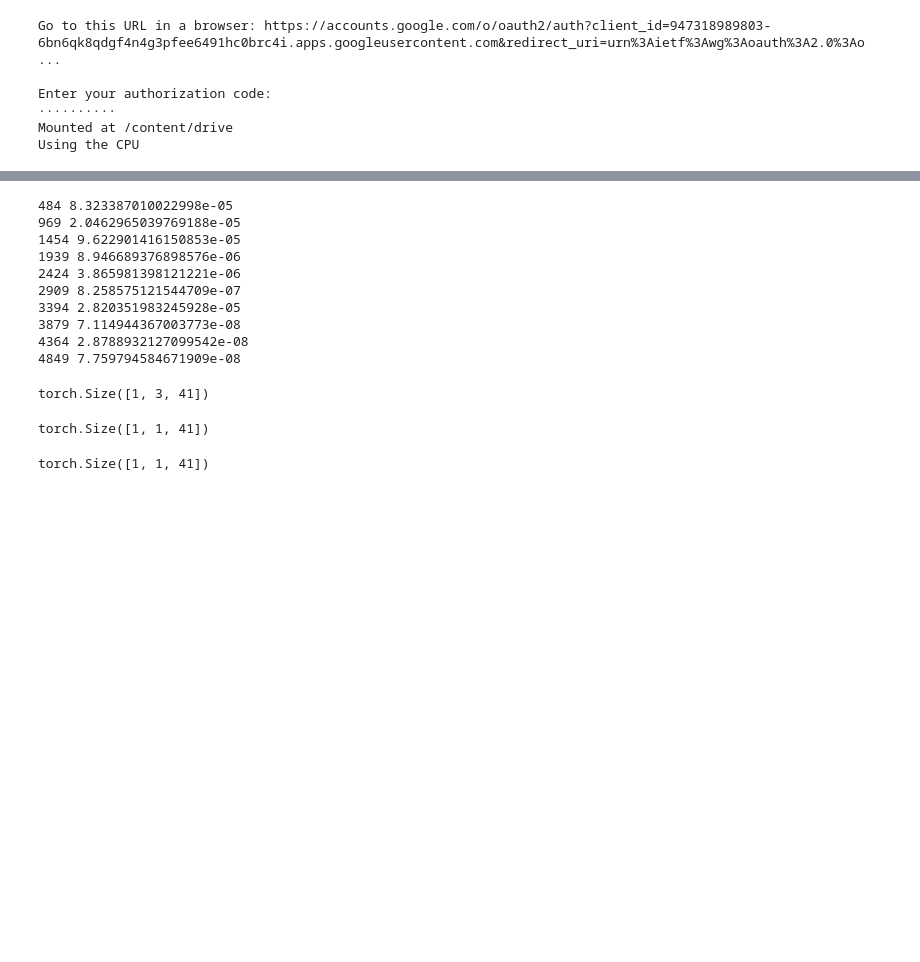
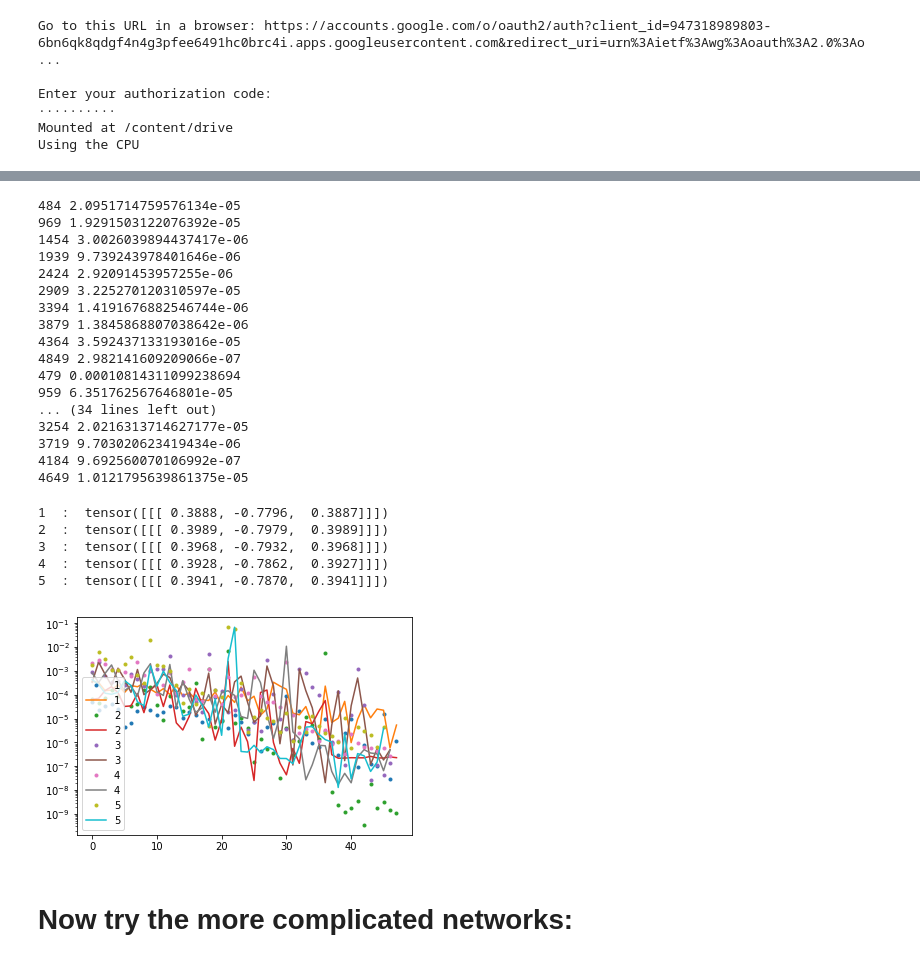
Before and after one commit to afqueiruga/nn_1d_pde, a Jupyter notebook: train_multistep.ipynb, the cells around one changed output, grey strips where cells are left out. Saved outputs shown, nothing was run; the diff lists cells and outputs as text; code cells hidden in the pictures; blank space fills up the shorter version.

Commit message:
Stashing these notebooks

```diff
--- a/train_multistep.ipynb
+++ b/train_multistep.ipynb
@@ -50,13 +50,18 @@ def train_it(dataset, model,
 
     for e in range(Niter):
         xx,yy = get_batch(Nbatch, dataset, Nfuture=Nfuture)
+        # We iterate multiple times:
         y_pred = model(xx)+xx
         L = loss(y_pred,yy[:,(0,),:])
-        h = y_pred
-        #for i in range(Nfuture-1):
+        for i in range(1,Nfuture):
+            h = y_pred
+            y_pred = model(h)+h
+            L += loss(y_pred, yy[:,(i,),:])
+        # Optimize:
         optimizer.zero_grad()
         L.backward()
         optimizer.step()
+        # Make stats:
         if e%Nprint == Nprint-1:
             print(e,L.item())
         if e%Nsave == Nsave-1:
@@ -69,17 +76,29 @@ def train_it(dataset, model,
 # %%
 name = "PureStencil"
 model_cls = models[name]
-for nf in [1,]:
+stash = {}
+for nf in [1,2,3,4,5]:
     model = model_cls(Nx).to(device)
     results = train_it(dataset,model,Nfuture=nf)
+    stash[nf] = {
+        'model':model,
+        'results':results,
+    }
 # %% [output]
-484 8.323387010022998e-05
-969 2.0462965039769188e-05
-1454 9.622901416150853e-05
-1939 8.946689376898576e-06
-2424 3.865981398121221e-06
-2909 8.258575121544709e-07
-3394 2.820351983245928e-05
-3879 7.114944367003773e-08
-4364 2.8788932127099542e-08
-4849 7.759794584671909e-08
+484 2.0951714759576134e-05
+969 1.9291503122076392e-05
+1454 3.0026039894437417e-06
+1939 9.739243978401646e-06
+2424 2.92091453957255e-06
+2909 3.225270120310597e-05
+3394 1.4191676882546744e-06
+3879 1.3845868807038642e-06
+4364 3.592437133193016e-05
+4849 2.982141609209066e-07
+479 0.00010814311099238694
+959 6.351762567646801e-05
+... (34 lines left out)
+3254 2.0216313714627177e-05
+3719 9.703020623419434e-06
+4184 9.692560070106992e-07
+4649 1.0121795639861375e-05
@@ -88,12 +105,19 @@ xx,yy = get_batch(1, dataset, Nfuture=3)
-# %%
-yy.shape
-# %% [output]
-torch.Size([1, 3, 41])
-# %%
-xx.shape
-# %% [output]
-torch.Size([1, 1, 41])
-# %%
-yy[:,(0,),:].shape
-# %% [output]
-torch.Size([1, 1, 41])
+# %%
+for N,S in stash.items():
+    print(N," : ",list(S['model'].parameters())[0].detach())
+# %% [output]
+1  :  tensor([[[ 0.3888, -0.7796,  0.3887]]])
+2  :  tensor([[[ 0.3989, -0.7979,  0.3989]]])
+3  :  tensor([[[ 0.3968, -0.7932,  0.3968]]])
+4  :  tensor([[[ 0.3928, -0.7862,  0.3927]]])
+5  :  tensor([[[ 0.3941, -0.7870,  0.3941]]])
+# %%
+for N,S in stash.items():
+    plt.semilogy(S['results'][:,0],'.',label=N)
+    plt.semilogy(S['results'][:,1],'-',label=N)
+plt.legend()
+plt.show()
+# %% [output]
+[figure, added]
+# %% [markdown]
+# Now try the more complicated networks:
```
Also changed, not shown: parts of 6 cells of this notebook, 3 other files.
